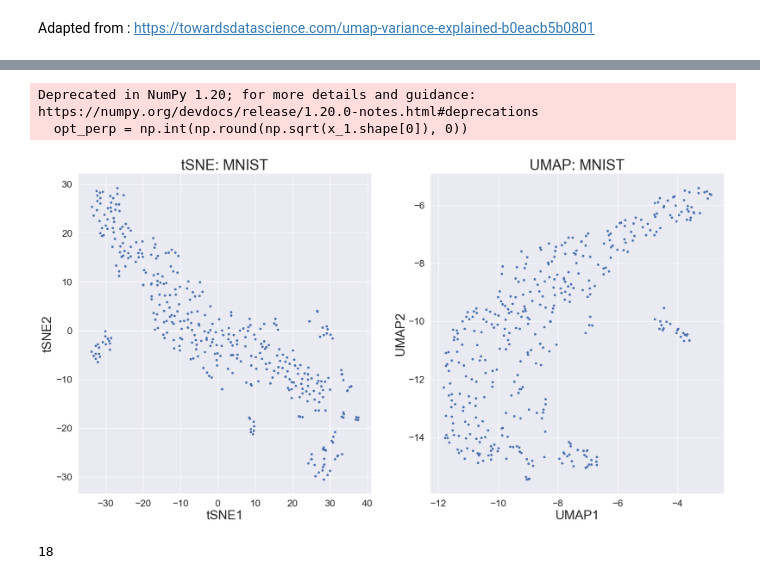
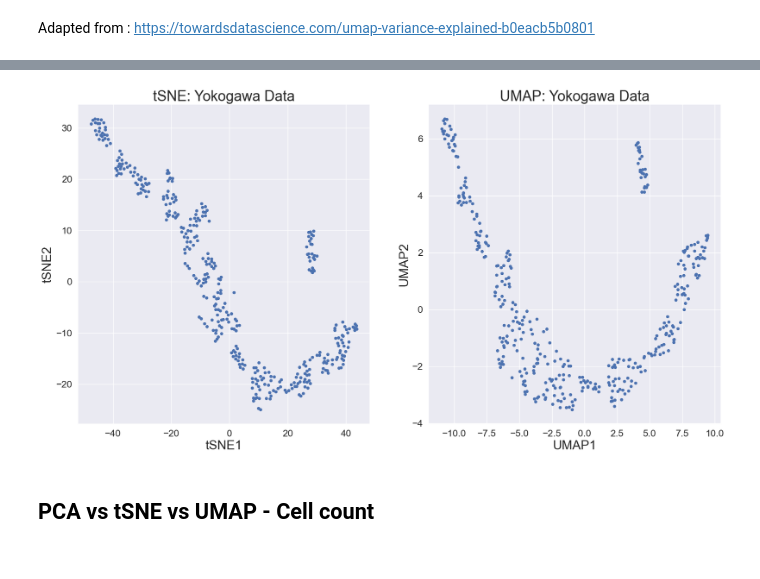
Before and after one commit to BharathiVeerasankar/Exploring-High-dimensional-Cell-painting-data, a Jupyter notebook: UMAP_&_tSNE.ipynb, the cells around one changed output, grey strips where cells are left out. Drawn from its saved outputs; the diff is of its cells as text; code cells hidden in the pictures.

```diff
--- a/UMAP_&_tSNE.ipynb
+++ b/UMAP_&_tSNE.ipynb
@@ -127,35 +150,31 @@ from sklearn.manifold import TSNE; from sklearn.decomposition import PCA
 # %%
-opt_perp = np.int(np.round(np.sqrt(x_1.shape[0]), 0))
-X_reduced = PCA(n_components = N_opt_pcs).fit_transform(x_1)
+opt_perp = np.int64(np.round(np.sqrt(x_1.shape[0]), 0))
+X_reduced = PCA(n_components = 2).fit_transform(x_1)
 
 umap_embedding = umap.UMAP(n_components = 2, n_neighbors = opt_perp,
                            init = X_reduced[:, 0:2],
                            min_dist=0.3, n_epochs = 1000, random_state = 123,
                            verbose = 0).fit_transform(X_reduced)
 
 tsne_embedding = TSNE(n_components=2, perplexity=opt_perp,
                       init=X_reduced[:, 0:2],
                       learning_rate = 200, n_iter = 1000, random_state = 123,
                       verbose = 0).fit_transform(X_reduced)
 
 sns.set(font_scale = 1.5); plt.figure(figsize = (20, 10))
 
 plt.subplot(121)
-plt.scatter(tsne_embedding[:, 0], tsne_embedding[:, 1], s = 10, cmap = 'tab20')
-plt.title('tSNE: MNIST', fontsize = 25)
+plt.scatter(tsne_embedding[:, 0], tsne_embedding[:, 1], s = 20)
+plt.title('tSNE: Yokogawa Data', fontsize = 25)
 plt.xlabel("tSNE1", fontsize = 22); plt.ylabel("tSNE2", fontsize = 22)
 
 plt.subplot(122)
-plt.scatter(umap_embedding[:, 0], umap_embedding[:, 1], s = 10, cmap = 'tab20')
-plt.title('UMAP: MNIST', fontsize = 25)
+plt.scatter(umap_embedding[:, 0], umap_embedding[:, 1], s = 20)
+plt.title('UMAP: Yokogawa Data', fontsize = 25)
 plt.xlabel("UMAP1", fontsize = 22); plt.ylabel("UMAP2", fontsize = 22)
 
 plt.show()
 # %% [output]
-Deprecated in NumPy 1.20; for more details and guidance: https://numpy.org/devdocs/release/1.20.0-notes.html#deprecations
-  opt_perp = np.int(np.round(np.sqrt(x_1.shape[0]), 0))
-[figure, old version]
+[figure, new version]
-# %%
-N_opt_pcs
-# %% [output]
-18
+# %% [markdown]
+## PCA vs tSNE vs UMAP - Cell count
```
Also changed, not shown: parts of 15 cells of this notebook.
